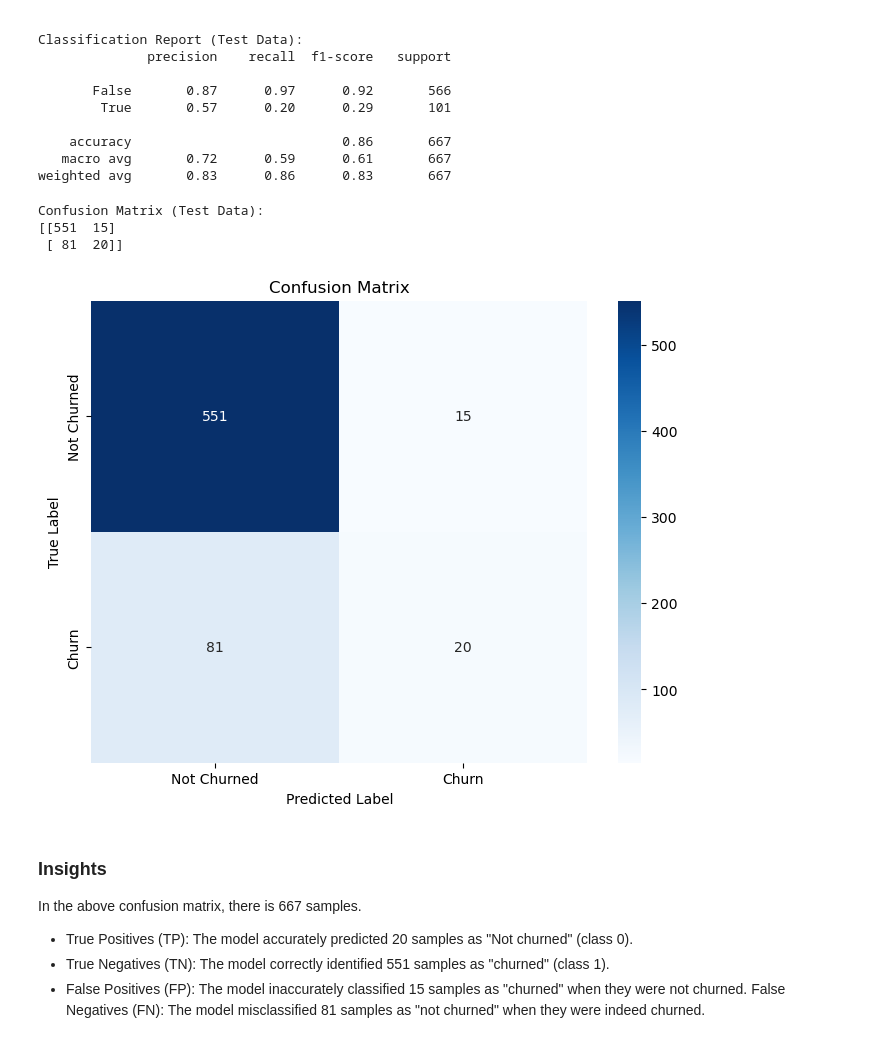
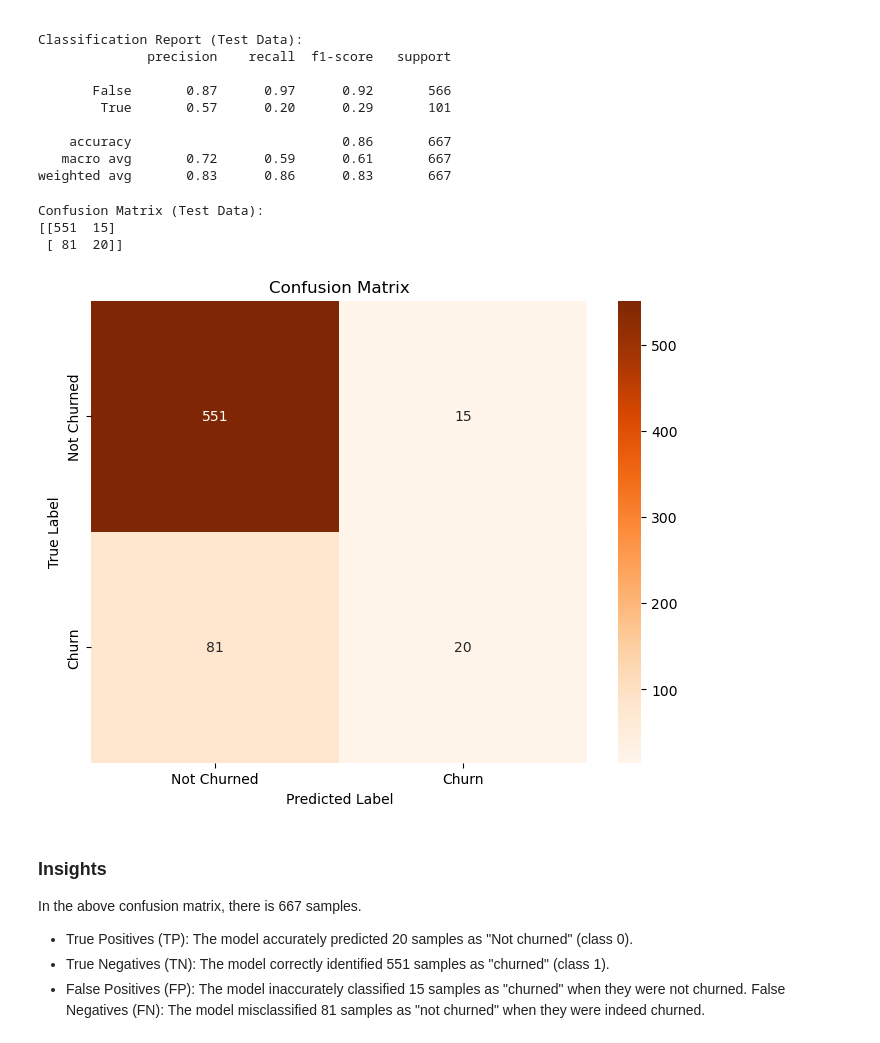
Before and after one commit to Nzuuko/Phase-3-Project, a Jupyter notebook: notebook.ipynb, the cells around one changed output. Saved outputs shown, nothing was run; the diff lists cells and outputs as text; code cells hidden in the pictures.

```diff
--- a/notebook.ipynb
+++ b/notebook.ipynb
@@ -617,25 +618,25 @@ weighted avg       0.83      0.86      0.83       667
 # %%
 # Compute the confusion matrix for test data
 conf_matrix = confusion_matrix(y_test, y_test_pred)
 
 # Print the confusion matrix
 print("\nConfusion Matrix (Test Data):")
 print(conf_matrix)
 
 # Plot the confusion matrix
 plt.figure(figsize=(8, 6))
-sns.heatmap(conf_matrix, annot=True, cmap='Blues', fmt='d',
+sns.heatmap(conf_matrix, annot=True, cmap='Oranges', fmt='d',
             xticklabels=['Not Churned', 'Churn'],
             yticklabels=['Not Churned', 'Churn'])
 plt.xlabel('Predicted Label')
 plt.ylabel('True Label')
 plt.title('Confusion Matrix')
 plt.show()
 # %% [output]
 Confusion Matrix (Test Data):
 [[551  15]
  [ 81  20]]
-[figure, old version]
+[figure, new version]
 # %% [markdown]
 ### Insights
 In the above confusion matrix, there is 667 samples.
```
Also changed, not shown: parts of 8 cells of this notebook.
